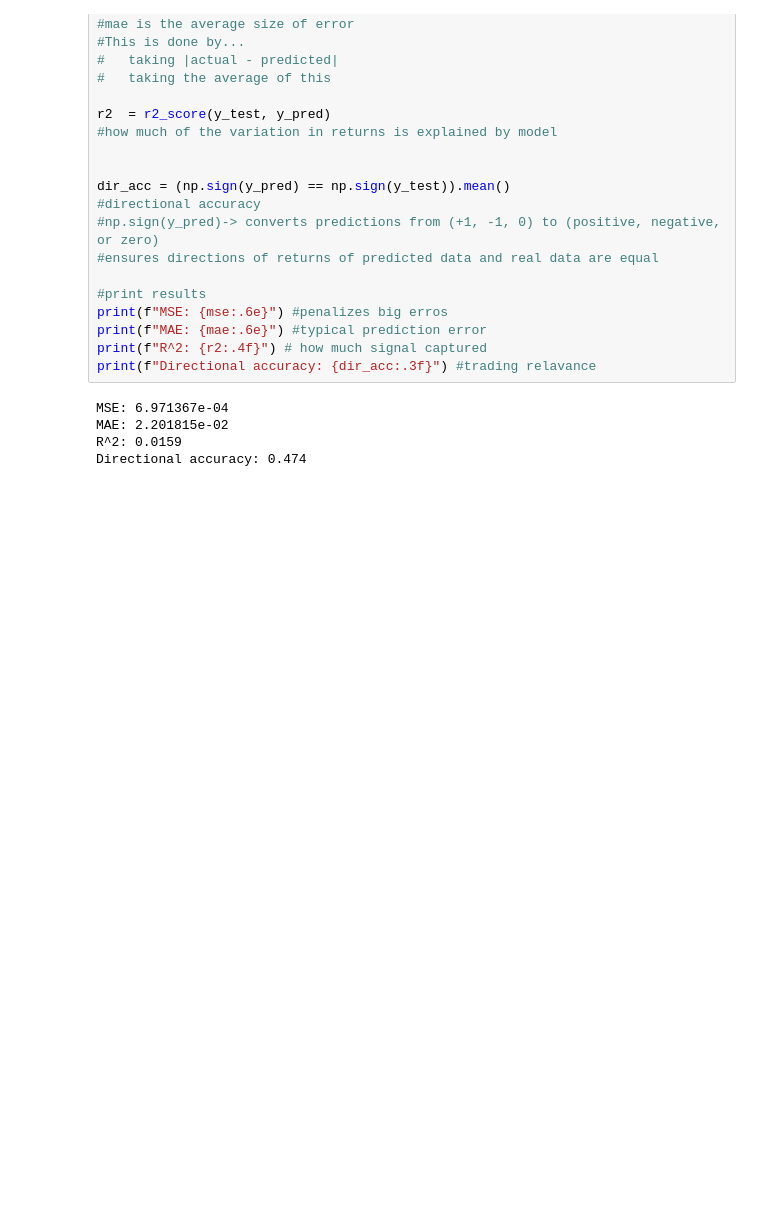
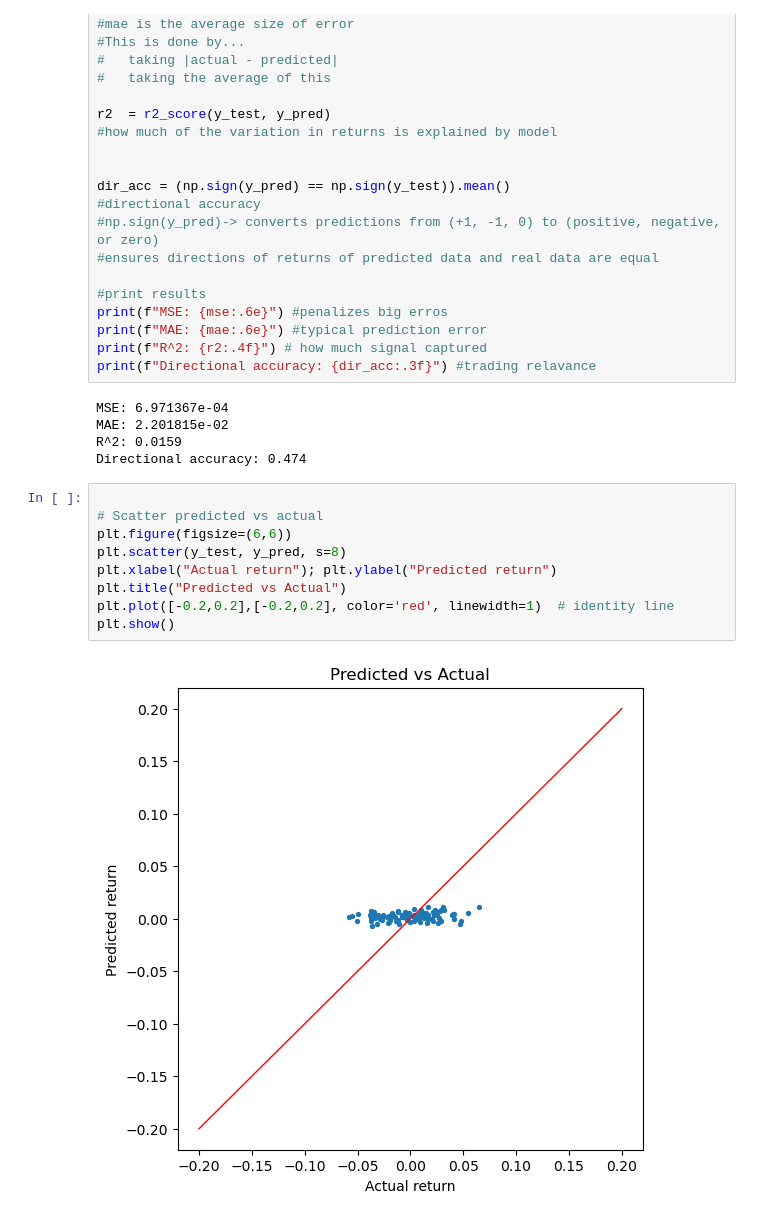
Before and after one commit to KristineYoo/BITB_prediciton, a Jupyter notebook: BITB_prediction.ipynb, the cells around one changed output. Drawn from its saved outputs; the diff is of its cells as text; blank space fills up the shorter version.

Commit message:
scatter plot data

```diff
--- a/BITB_prediction.ipynb
+++ b/BITB_prediction.ipynb
@@ -251,3 +251,14 @@ MSE: 6.971367e-04
 MAE: 2.201815e-02
 R^2: 0.0159
 Directional accuracy: 0.474
+# %%
+
+# Scatter predicted vs actual
+plt.figure(figsize=(6,6))
+plt.scatter(y_test, y_pred, s=8)
+plt.xlabel("Actual return"); plt.ylabel("Predicted return")
+plt.title("Predicted vs Actual")
+plt.plot([-0.2,0.2],[-0.2,0.2], color='red', linewidth=1)  # identity line
+plt.show()
+# %% [output]
+[figure, added]
```
